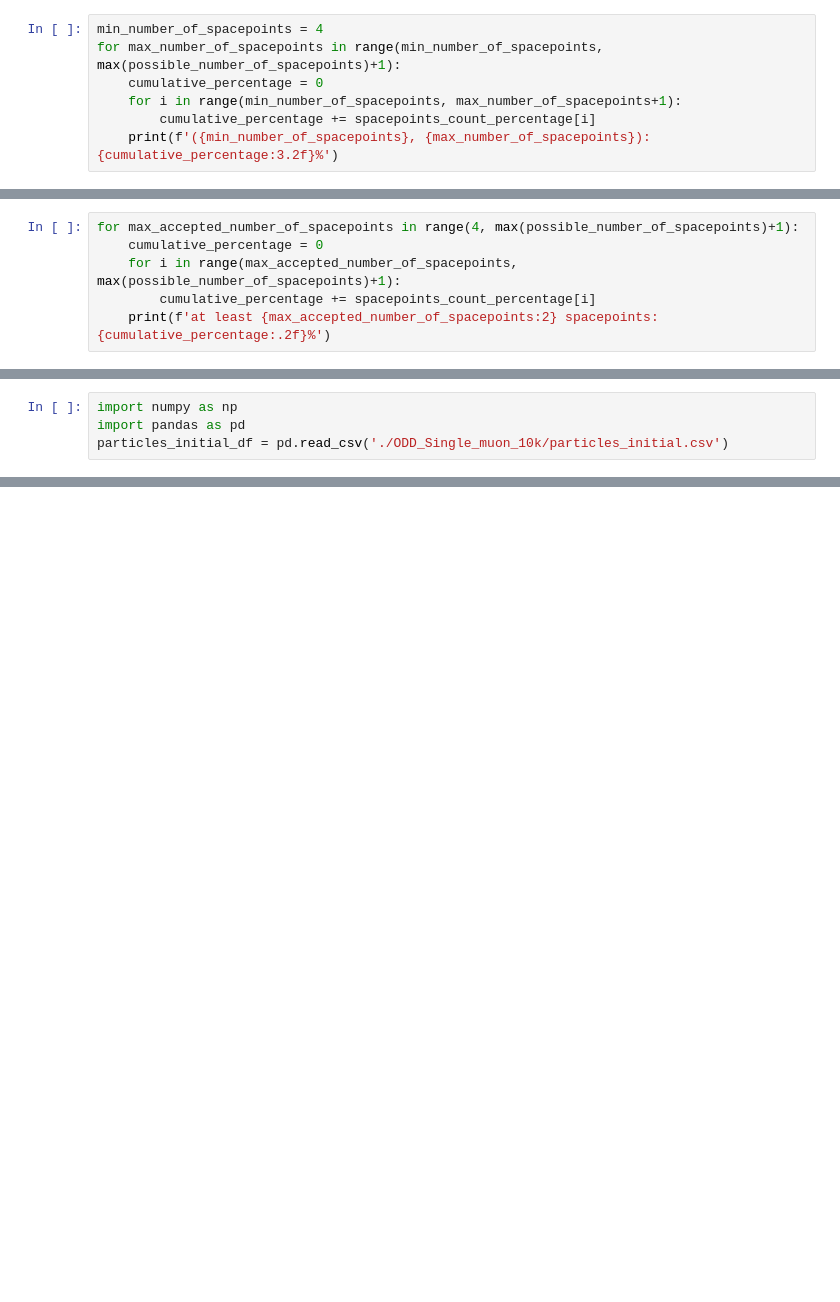
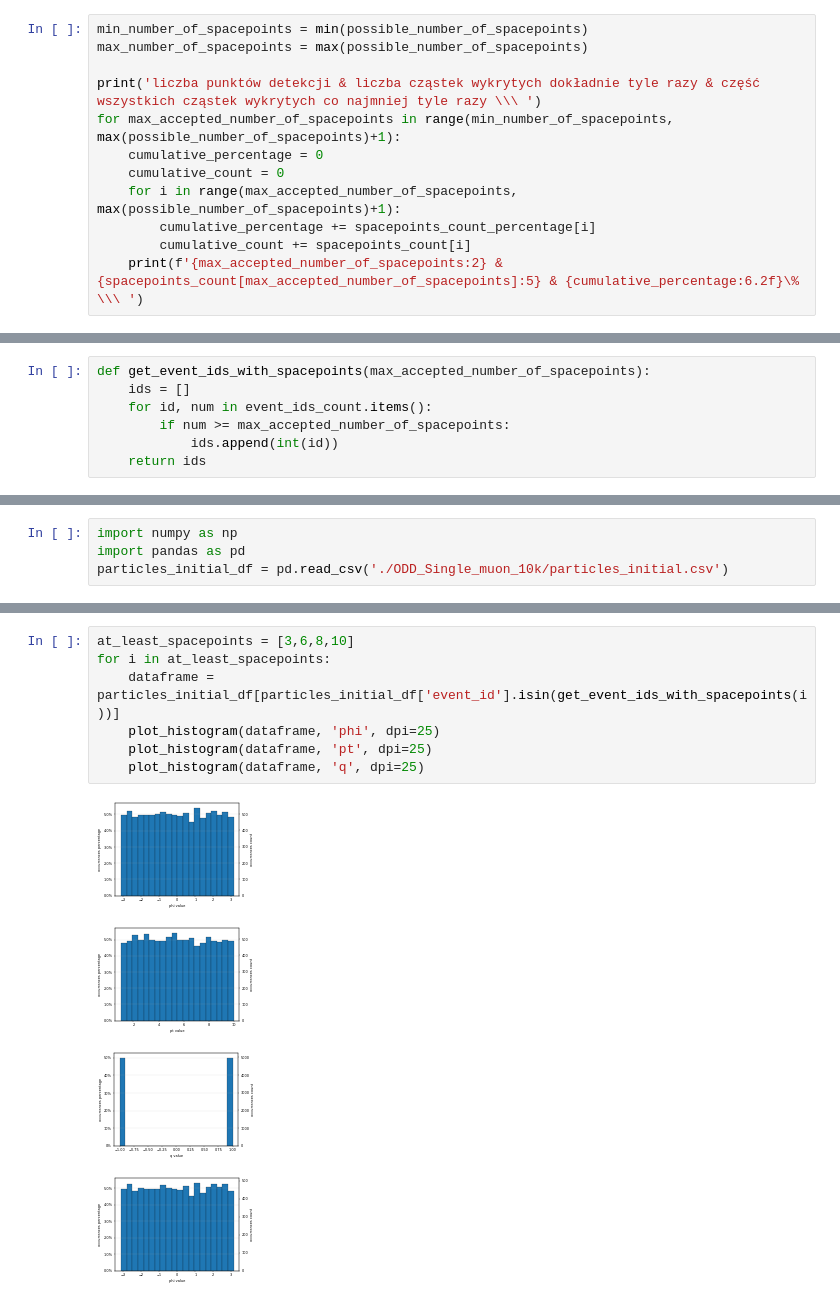
Before and after one commit to P4ndaM1x/engineering-dissertation, a Jupyter notebook: raw_data/exploration.ipynb, the cells around one changed output, grey strips where cells are left out. Cells and saved outputs as stored; diff of their text form; blank space fills up the shorter version.

```diff
--- a/raw_data/exploration.ipynb
+++ b/raw_data/exploration.ipynb
@@ -37,10 +37,15 @@ event_ids_count: {0.0: 14, 1.0: 9, 2.0: 11, 3.0: 11, 4.0: 9, 5.0: 8, 6.0: 14, 7.
 spacepoints_count: {2: 57, 3: 171, 4: 293, 5: 307, 6: 249, 7: 173, 8: 273, 9: 308, 10: 636, 11: 994, 12: 1513, 13: 1663, 14: 1557, 15: 985, 16: 476, 17: 231, 18: 74, 19: 30, 20: 9, 21: 1}
 spacepoints_count_percentage: {2: 0.57, 3: 1.71, 4: 2.93, 5: 3.07, 6: 2.49, 7: 1.73, 8: 2.73, 9: 3.08, 10: 6.36, 11: 9.94, 12: 15.13, 13: 16.63, 14: 15.57, 15: 9.85, 16: 4.76, 17: 2.31, 18: 0.74, 19:  ...
 # %%
-min_number_of_spacepoints = 4
-for max_number_of_spacepoints in range(min_number_of_spacepoints, max(possible_number_of_spacepoints)+1):
+min_number_of_spacepoints = min(possible_number_of_spacepoints)
+max_number_of_spacepoints = max(possible_number_of_spacepoints)
+
+print('liczba punktów detekcji & liczba cząstek wykrytych dokładnie tyle razy & część wszystkich cząstek wykrytych co najmniej tyle razy \\\ ')
+for max_accepted_number_of_spacepoints in range(min_number_of_spacepoints, max(possible_number_of_spacepoints)+1):
     cumulative_percentage = 0
-    for i in range(min_number_of_spacepoints, max_number_of_spacepoints+1):
+    cumulative_count = 0
+    for i in range(max_accepted_number_of_spacepoints, max(possible_number_of_spacepoints)+1):
         cumulative_percentage += spacepoints_count_percentage[i]
-    print(f'({min_number_of_spacepoints}, {max_number_of_spacepoints}): {cumulative_percentage:3.2f}%')
+        cumulative_count += spacepoints_count[i]
+    print(f'{max_accepted_number_of_spacepoints:2} & {spacepoints_count[max_accepted_number_of_spacepoints]:5} & {cumulative_percentage:6.2f}\% \\\ ')
 # %% [output]
@@ -65,6 +68,0 @@ for max_number_of_spacepoints in range(min_number_of_spacepoints, max(possible_n
-# %%
-for max_accepted_number_of_spacepoints in range(4, max(possible_number_of_spacepoints)+1):
-    cumulative_percentage = 0
-    for i in range(max_accepted_number_of_spacepoints, max(possible_number_of_spacepoints)+1):
-        cumulative_percentage += spacepoints_count_percentage[i]
-    print(f'at least {max_accepted_number_of_spacepoints:2} spacepoints: {cumulative_percentage:.2f}%')
@@ -129,3 +137,10 @@ med(var_z): 5.27935e-33
+# %%
+def get_event_ids_with_spacepoints(max_accepted_number_of_spacepoints):
+    ids = []
+    for id, num in event_ids_count.items():
+        if num >= max_accepted_number_of_spacepoints:
+            ids.append(int(id))
+    return ids
 # %%
 plot_multiple_histograms(spacepoints_df, ['var_r', 'var_z'])
 filter = (spacepoints_df['var_r'] < 1) & (spacepoints_df['var_z'] < 1)
@@ -150,0 +183,12 @@ particles_initial_df = pd.read_csv('./ODD_Single_muon_10k/particles_initial.csv'
+# %%
+at_least_spacepoints = [3,6,8,10]
+for i in at_least_spacepoints:
+    dataframe = particles_initial_df[particles_initial_df['event_id'].isin(get_event_ids_with_spacepoints(i))]
+    plot_histogram(dataframe, 'phi', dpi=25)
+    plot_histogram(dataframe, 'pt', dpi=25)
+    plot_histogram(dataframe, 'q', dpi=25)
+# %% [output]
+[figure, added]
+[figure, added]
+[figure, added]
+[figure, added]
```
Also changed, not shown: parts of 21 cells of this notebook, 1 other file.
